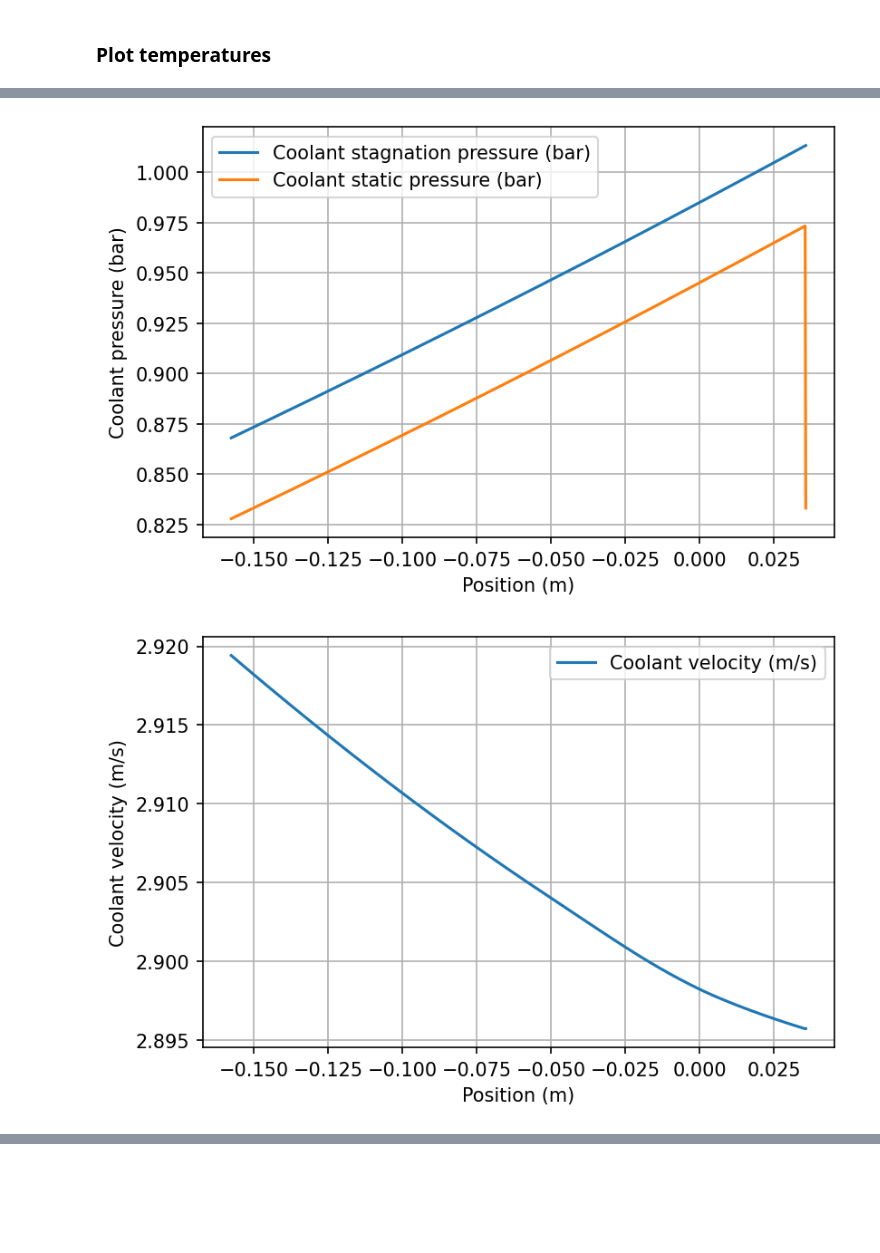
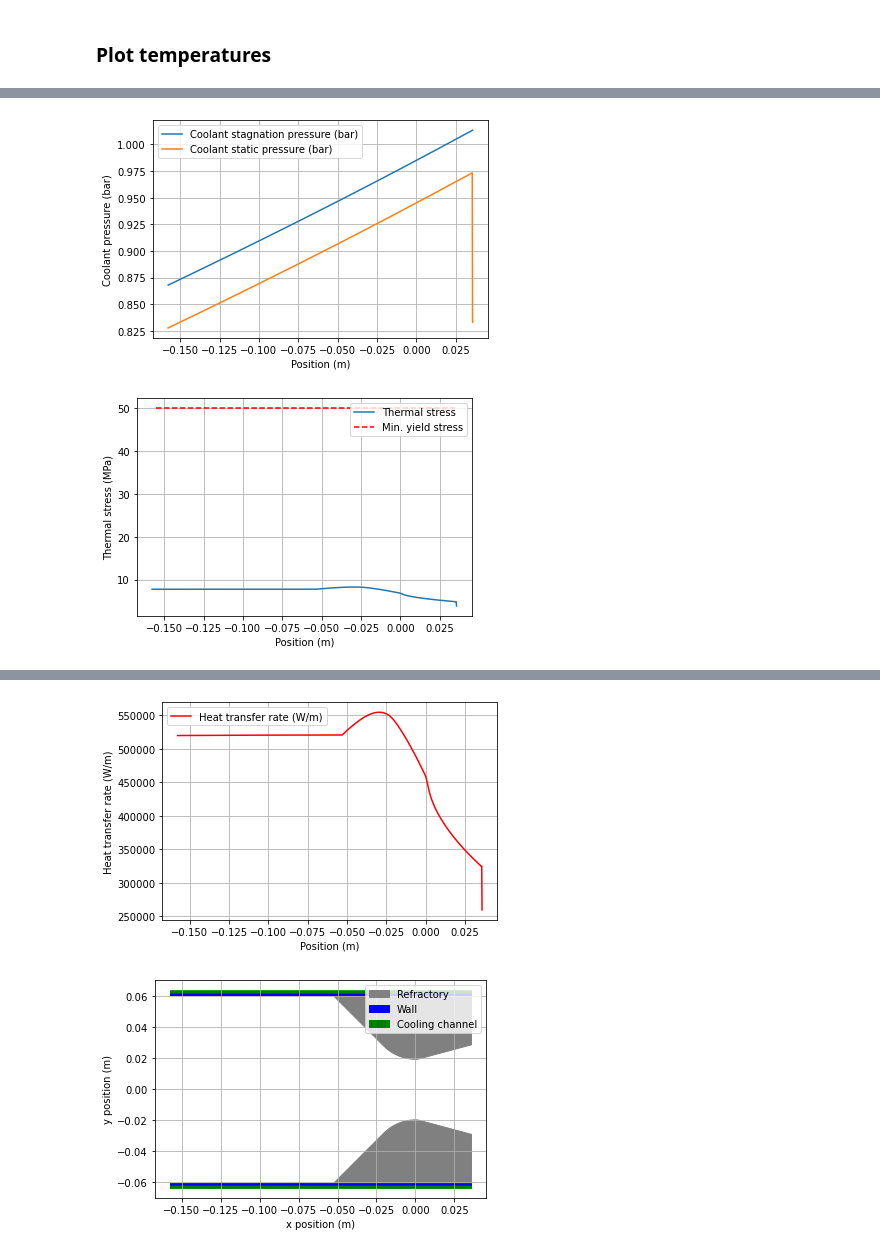
Before and after one commit to cuspaceflight/White-Dwarf-Cooling, a Jupyter notebook: White Dwarf Bamboo Simulation.ipynb, the cells around one changed output, grey strips where cells are left out. Saved outputs shown, nothing was run; the diff lists cells and outputs as text; code cells hidden in the pictures; blank space fills up the shorter version.

Commit message:
Added thermal stress

```diff
--- a/White Dwarf Bamboo Simulation.ipynb
+++ b/White Dwarf Bamboo Simulation.ipynb
@@ -261,14 +264,19 @@ Maximum temperature = 121.56904282134838 deg C
 # %% [markdown]
 ### Plot temperatures
 # %%
-import matplotlib as mpl
-mpl.rcParams['figure.dpi'] = 150
-
 bam.plot.plot_temperatures(heating_data)
 plt.title(f"Coolant flow rate = {mdot_coolant} kg/s")
-plt.hlines(y = PropsSI("T", "Q", 0, "P", 1e5, "WATER")-273.15, xmin = -0.2, xmax = 0.035, label ="Boiling point", color = "red", linestyle = "--")
+plt.hlines(y = PropsSI("T", "Q", 0, "P", 1e5, "WATER")-273.15, label ="Boiling point", color = "red", linestyle = "--", xmin = -0.155, xmax = 0.035)
 plt.legend()
+
 bam.plot.plot_jacket_pressure(heating_data)
+
+bam.plot.plot_thermal_stress(heating_data)
+plt.hlines(y = 50, linestyle = "--", label = "Min. yield stress", color = "red", xmin = -0.155, xmax = 0.035)
+plt.legend()
+
+bam.plot.plot_thermal_stress(heating_data)
+
 bam.plot.plot_coolant_velocities(heating_data)
 bam.plot.plot_qdot(heating_data)
 engine.plot_geometry()
@@ -279,2 +287,2 @@ plt.show()
-[figure, old version]
+[figure, new version]
-[figure, old version]
+[figure, new version]
@@ -282,0 +291,2 @@ plt.show()
+[figure, added]
+[figure, added]
```
Also changed, not shown: parts of 5 cells of this notebook.
